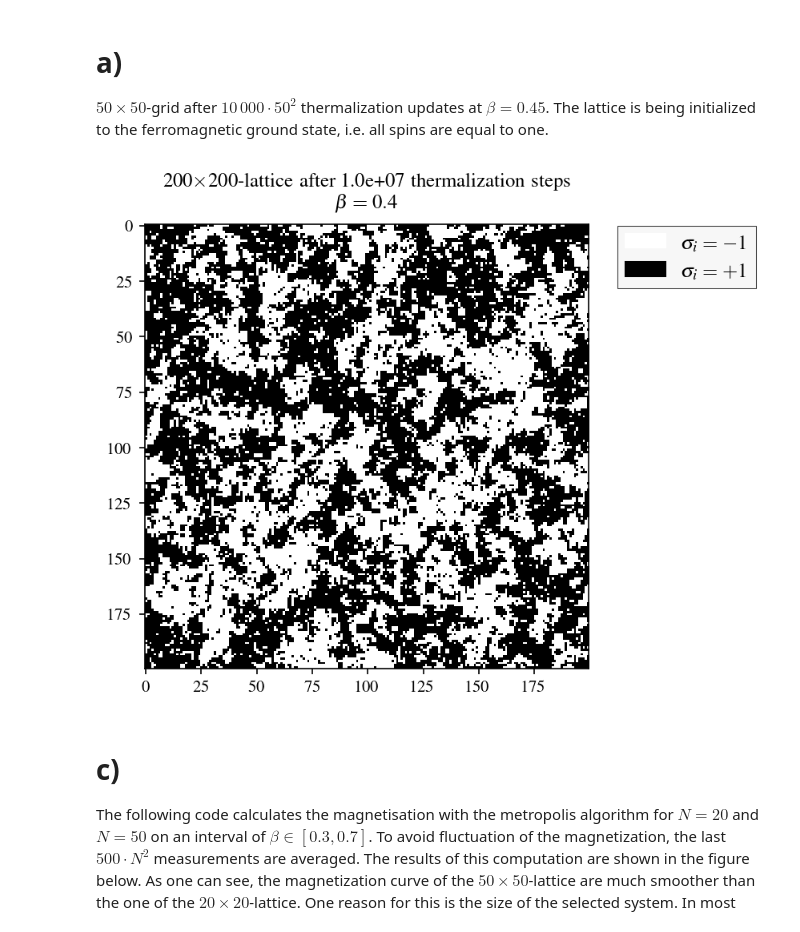
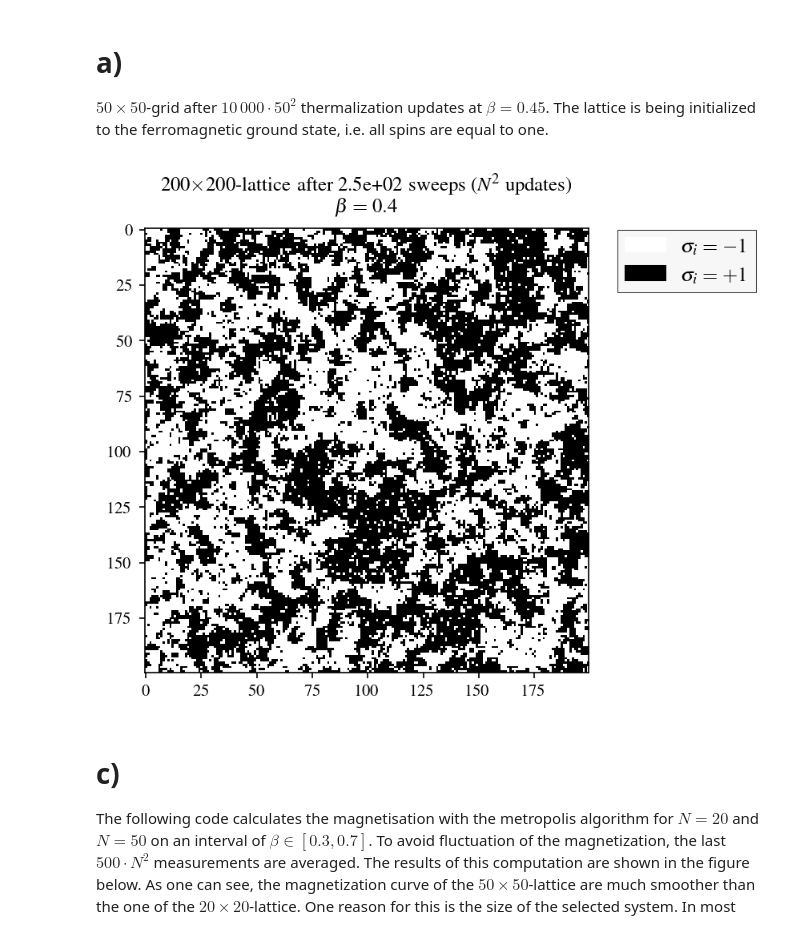
Before and after one commit to dantona02/metropolis, a Jupyter notebook: metropolis.ipynb, the cells around one changed output. Drawn from its saved outputs; the diff is of its cells as text; code cells hidden in the pictures.

Commit message:
Updated class isingmodel

```diff
--- a/metropolis.ipynb
+++ b/metropolis.ipynb
@@ -88,17 +187,17 @@ class isingmodel:
 $50\times 50$-grid after $10\,000\cdot 50^2$ thermalization updates at $\beta=0.45$. The lattice is being initialized to the ferromagnetic ground state, i.e. all spins are equal to one.
 # %%
 N = 200
-steps = 10e6
+steps = 10e6 / N ** 2
 beta = 0.4
-model = isingmodel(N=N)
-spin_grid = model.grid()
+model = Isingmodel(N=N)
+spin_grid = model.grid(N)
 energy = model.get_energy(spin_grid)
 # %%
 spins50, energies50, equilibrium50, variance50 = model.metropolis(spin_grid, steps, beta, energy, N)
 # %%
-model.plot(equilibrium=equilibrium50, cmap='binary', times=steps, beta=beta, save=True)
+model.plot(equilibrium=equilibrium50, cmap='binary', times=steps, beta=beta, save=False)
 # %% [output]
-[figure, old version]
+[figure, new version]
 # %% [markdown]
 # c)
 The following code calculates the magnetisation with the metropolis algorithm for $N=20$ and $N=50$ on an interval of $\beta\in [0.3,0.7]$. To avoid fluctuation of the magnetization, the last $500\cdot N^2$ measurements are averaged.
```
Also changed, not shown: parts of 38 cells of this notebook.
